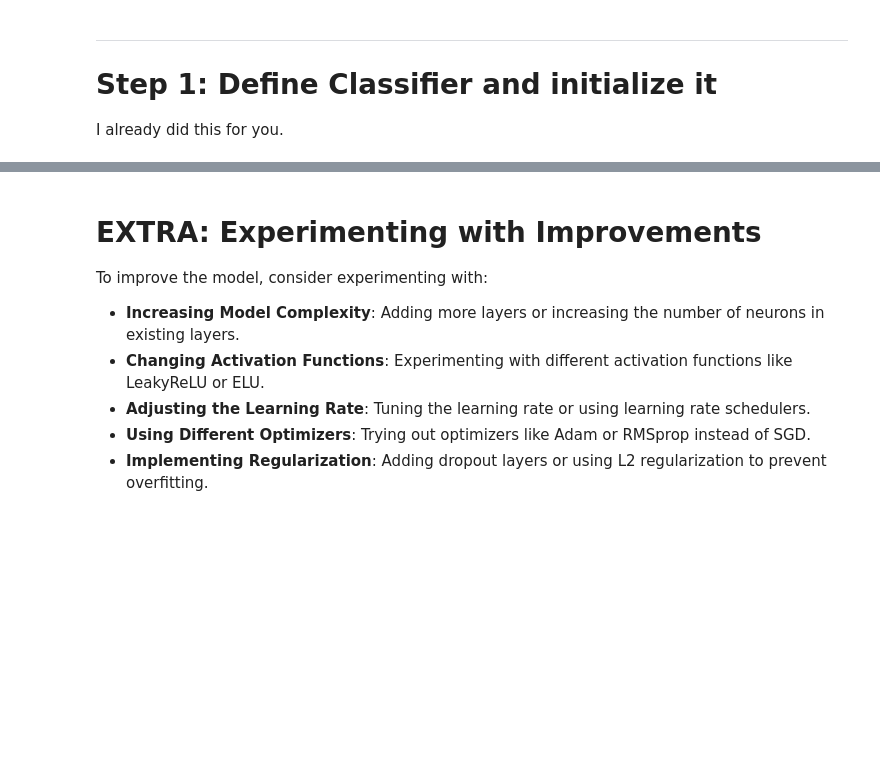
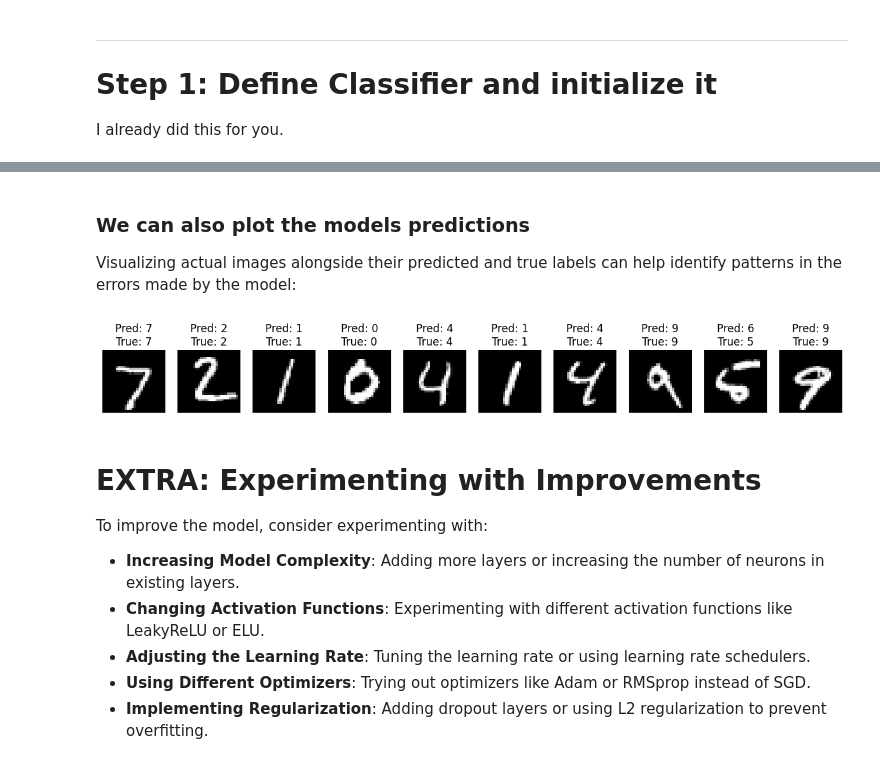
Before and after one commit to JaredKeithAveritt/AI_methods_in_advanced_materials_research, a Jupyter notebook: Week_4/pytorch_non_linear_classifier_solutions.ipynb, the cells around one changed output, grey strips where cells are left out. Drawn from its saved outputs; the diff is of its cells as text; code cells hidden in the pictures; blank space fills up the shorter version.

```diff
--- a/Week_4/pytorch_non_linear_classifier_solutions.ipynb
+++ b/Week_4/pytorch_non_linear_classifier_solutions.ipynb
@@ -238,3 +385,33 @@ print(f"Test Accuracy: {accuracy}%")
+# %% [markdown]
+### We can also plot the models predictions
+
+Visualizing actual images alongside their predicted and true labels can help identify patterns in the errors made by the model:
+# %%
+# Switch the model to evaluation mode
+nonlinear_model.eval()
+
+# Get a batch of test data
+images, labels = next(iter(test_dataloader))
+
+# Generate predictions for the selected batch
+with torch.no_grad():  # Ensure gradient computation is disabled
+    predictions = nonlinear_model(images).argmax(dim=1)
+
+# Now proceed with the plotting, using the predictions
+def plot_images_with_labels(images, labels, predictions):
+    plt.figure(figsize=(15, 5))  # Adjust size as needed
+    for i in range(min(len(images), 10)):  # Plot up to 10 images
+        plt.subplot(1, 10, i+1)
+        img = images[i].squeeze()  # Remove channel dimension for grayscale image
+        plt.imshow(img.cpu().numpy(), cmap='gray')  # Assuming images are on GPU, move to CPU
+        plt.title(f"Pred: {predictions[i]}\nTrue: {labels[i]}")
+        plt.axis('off')
+    plt.show()
+
+# Call the function to plot images with predictions and true labels
+plot_images_with_labels(images, labels, predictions)
+# %% [output]
+[figure, added]
 # %% [markdown]
 # EXTRA: Experimenting with Improvements
 
```
Also changed, not shown: parts of 27 cells of this notebook.
